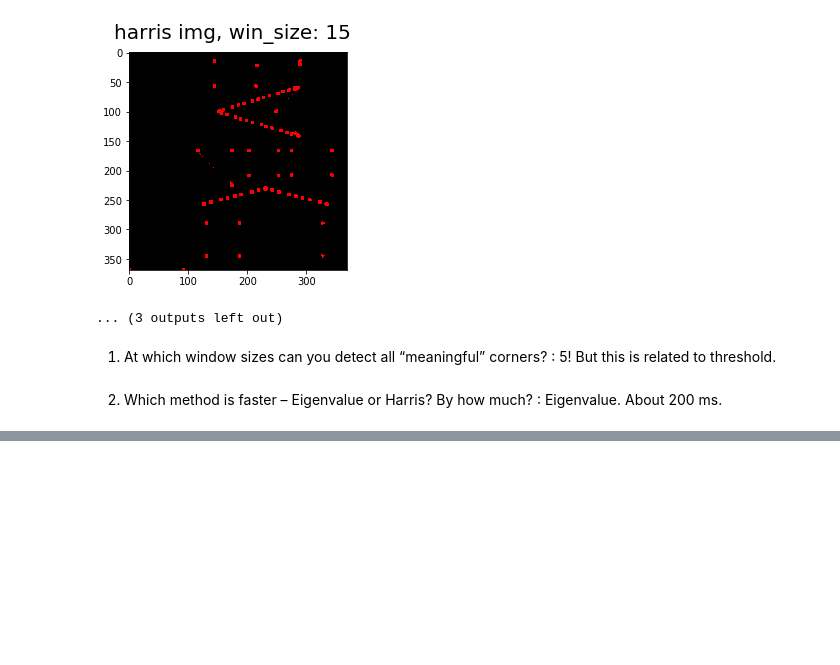
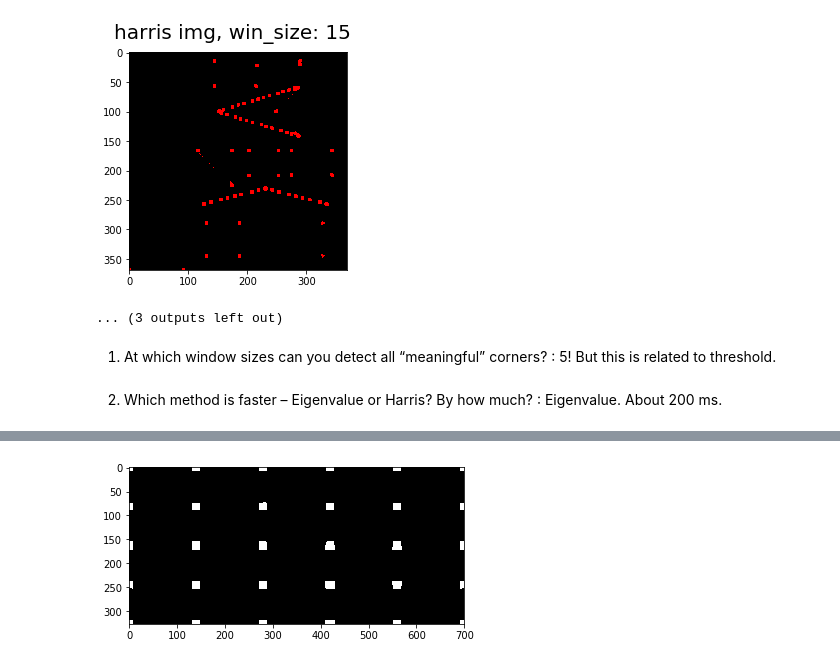
Before and after one commit to kape67/computer_vision_assignment, a Jupyter notebook: school/corners.ipynb, the cells around one changed output, grey strips where cells are left out. Drawn from its saved outputs; the diff is of its cells as text; code cells hidden in the pictures; blank space fills up the shorter version.

```diff
--- a/school/corners.ipynb
+++ b/school/corners.ipynb
@@ -215,0 +283,9 @@ plt.show()
+# %%
+bns_im = rgb2gray(bns_im)
+corner_color_im = cornerDetectColor(bns_im, 15)
+plt.figure()
+plt.imshow(corner_color_im, cmap='gray')
+plt.show()
+# we have to change threshould smaller to find all corners
+# %% [output]
+[figure, added]
```
Also changed, not shown: parts of 7 cells of this notebook.
